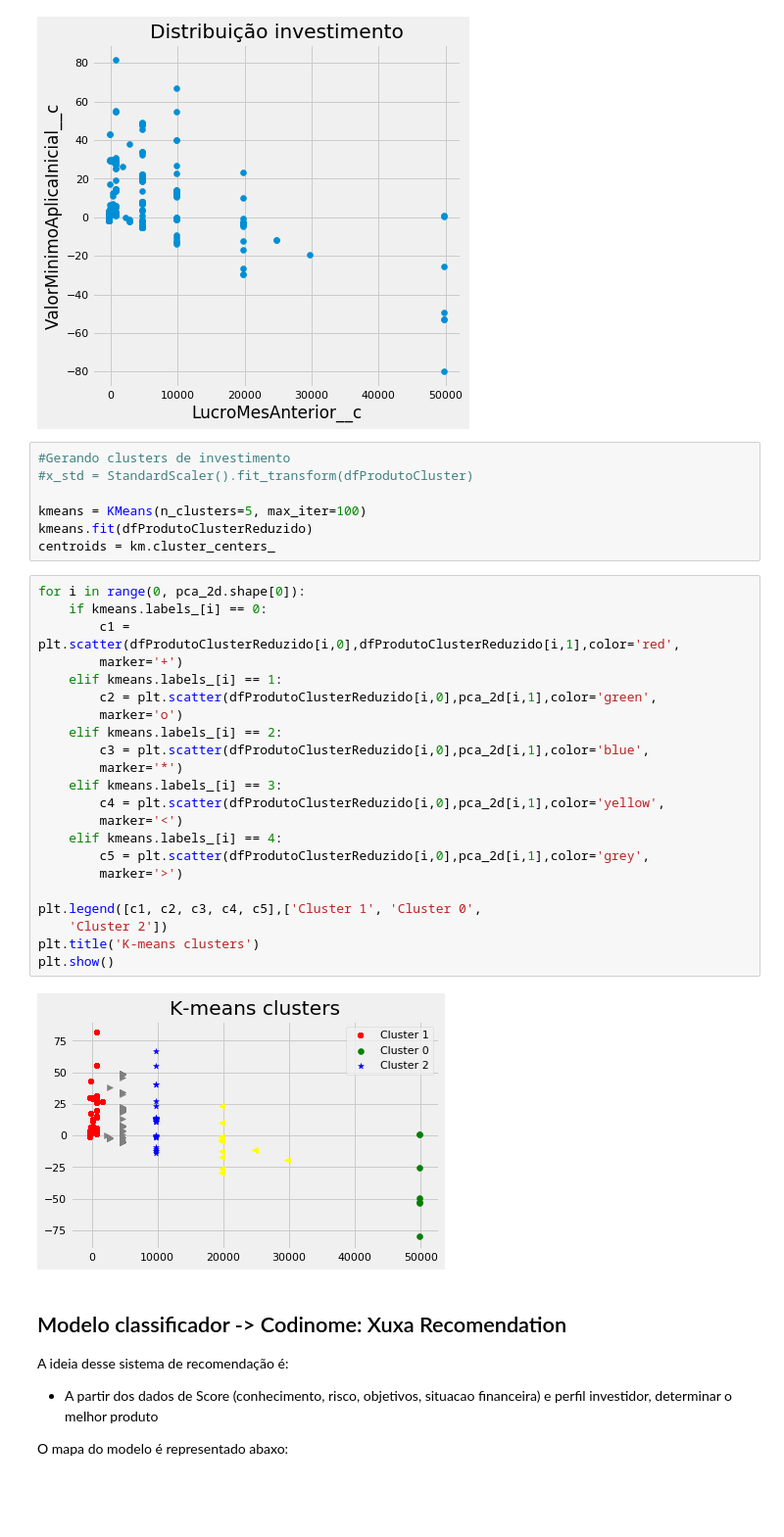
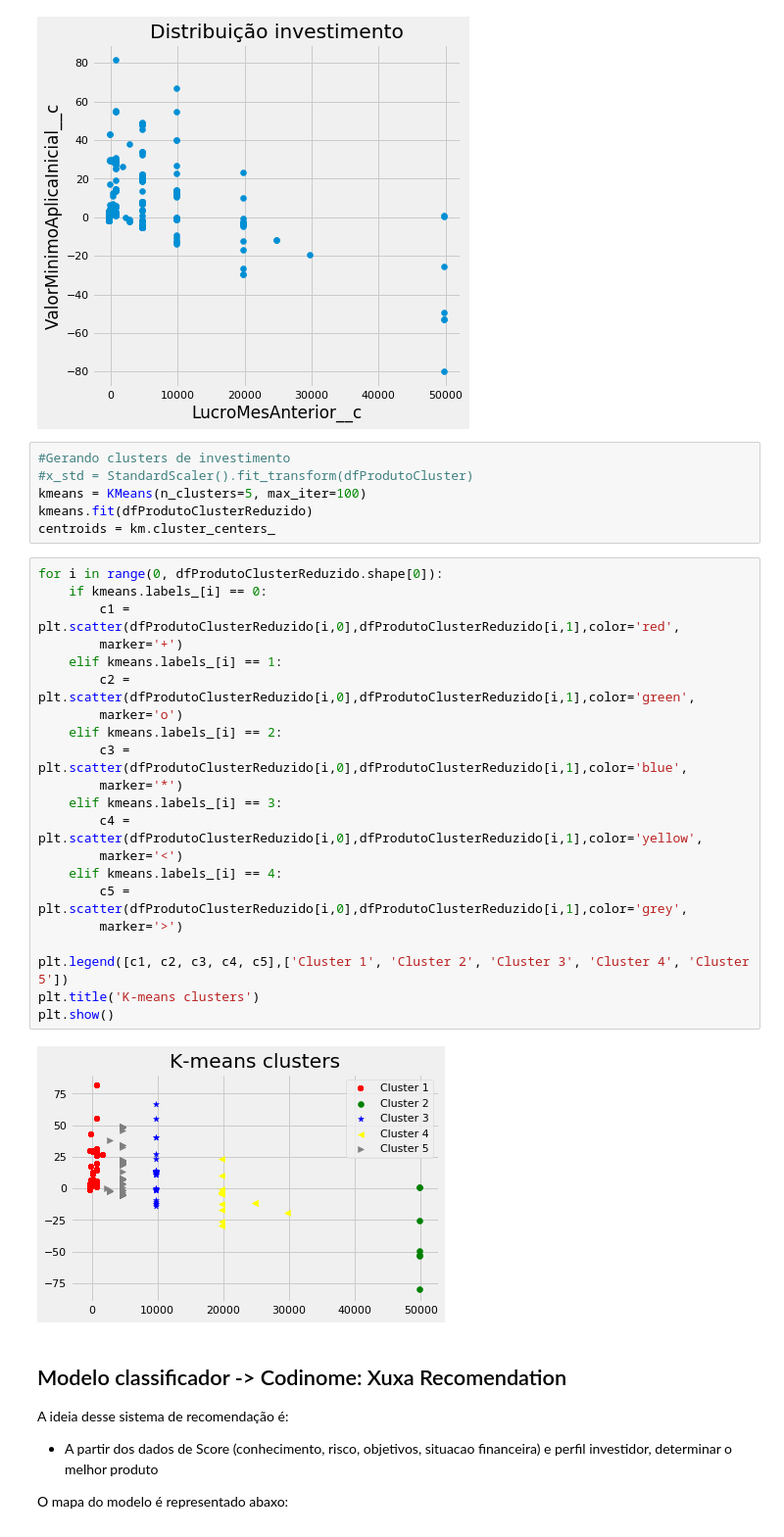
Before and after one commit to wellington-santana/pi-investimentos, a Jupyter notebook: eda_hackathon_trilha_usuario.ipynb, the cells around one changed output. Shown at 98% size. Drawn from its saved outputs; the diff is of its cells as text; blank space fills up the shorter version.

Commit message:
Geração de cluster de investimentos

```diff
--- a/eda_hackathon_trilha_usuario.ipynb
+++ b/eda_hackathon_trilha_usuario.ipynb
@@ -461,34 +461,32 @@ Text(0.5, 1.0, 'Distribuição investimento')
 # %%
 #Gerando clusters de investimento
 #x_std = StandardScaler().fit_transform(dfProdutoCluster)
-
 kmeans = KMeans(n_clusters=5, max_iter=100)
 kmeans.fit(dfProdutoClusterReduzido)
 centroids = km.cluster_centers_
 # %%
-for i in range(0, pca_2d.shape[0]):
+for i in range(0, dfProdutoClusterReduzido.shape[0]):
     if kmeans.labels_[i] == 0:
         c1 = plt.scatter(dfProdutoClusterReduzido[i,0],dfProdutoClusterReduzido[i,1],color='red',
         marker='+')
     elif kmeans.labels_[i] == 1:
-        c2 = plt.scatter(dfProdutoClusterReduzido[i,0],pca_2d[i,1],color='green',
+        c2 = plt.scatter(dfProdutoClusterReduzido[i,0],dfProdutoClusterReduzido[i,1],color='green',
         marker='o')
     elif kmeans.labels_[i] == 2:
-        c3 = plt.scatter(dfProdutoClusterReduzido[i,0],pca_2d[i,1],color='blue',
+        c3 = plt.scatter(dfProdutoClusterReduzido[i,0],dfProdutoClusterReduzido[i,1],color='blue',
         marker='*')
     elif kmeans.labels_[i] == 3:
-        c4 = plt.scatter(dfProdutoClusterReduzido[i,0],pca_2d[i,1],color='yellow',
+        c4 = plt.scatter(dfProdutoClusterReduzido[i,0],dfProdutoClusterReduzido[i,1],color='yellow',
         marker='<')
     elif kmeans.labels_[i] == 4:
-        c5 = plt.scatter(dfProdutoClusterReduzido[i,0],pca_2d[i,1],color='grey',
+        c5 = plt.scatter(dfProdutoClusterReduzido[i,0],dfProdutoClusterReduzido[i,1],color='grey',
         marker='>')
 
-plt.legend([c1, c2, c3, c4, c5],['Cluster 1', 'Cluster 0',
-    'Cluster 2'])
+plt.legend([c1, c2, c3, c4, c5],['Cluster 1', 'Cluster 2', 'Cluster 3', 'Cluster 4', 'Cluster 5'])
 plt.title('K-means clusters')
 plt.show()
 # %% [output]
-[figure, old version]
+[figure, new version]
 # %% [markdown]
 ## Modelo classificador -> Codinome: Xuxa Recomendation
 
```
